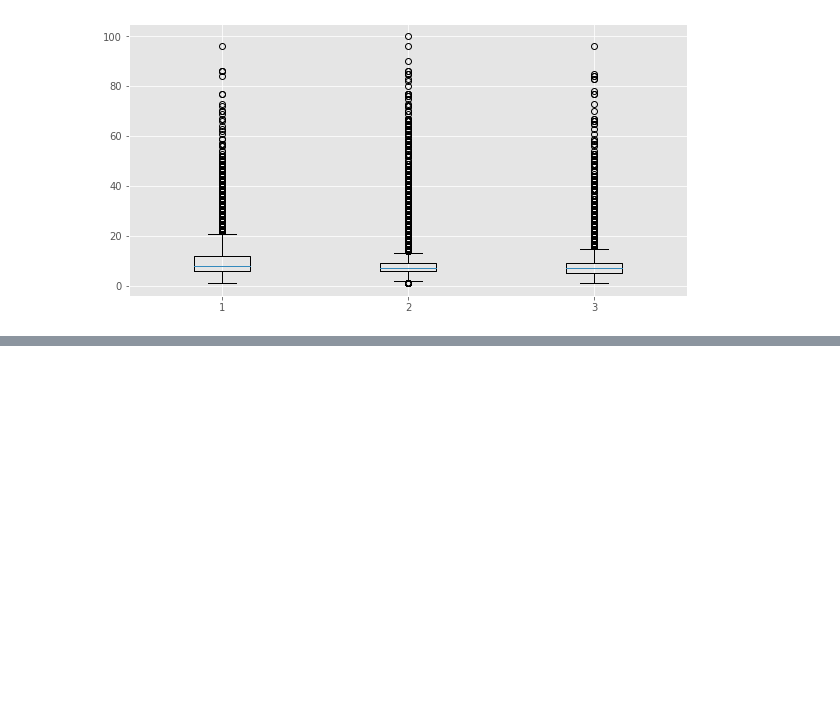
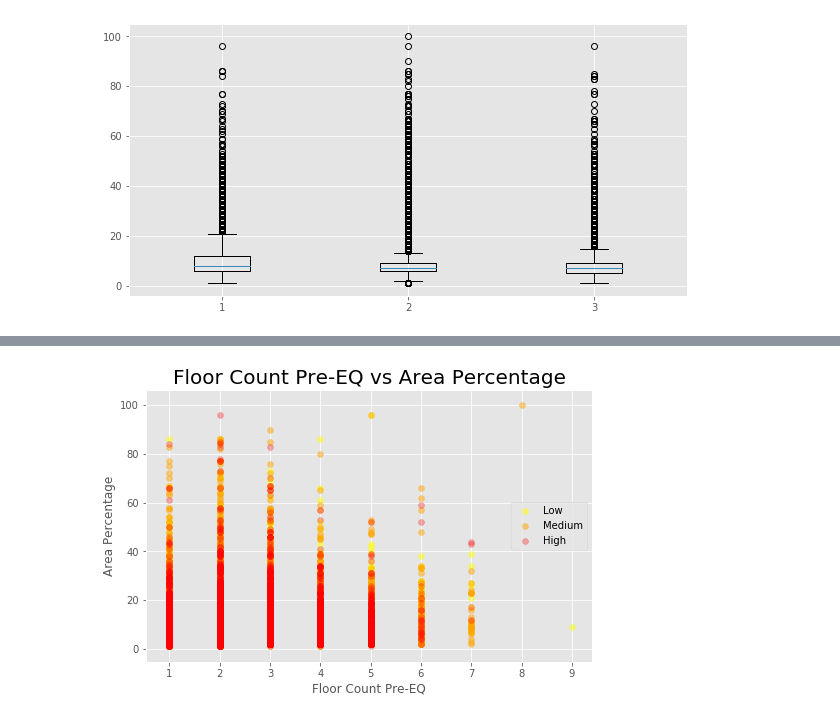
Before and after one commit to rumbelievable/earthquake_predictor, a Jupyter notebook: notebooks/eda.ipynb, the cells around one changed output, grey strips where cells are left out. Saved outputs shown, nothing was run; the diff lists cells and outputs as text; code cells hidden in the pictures; blank space fills up the shorter version.

```diff
--- a/eda.ipynb
+++ b/notebooks/eda.ipynb
@@ -207,0 +236,11 @@ ax.boxplot(data_age);
+# %%
+fig, ax = plt.subplots(1,1,figsize=(8,5))
+ax.scatter(one['count_floors_pre_eq'], one['area_percentage'], color='yellow', alpha=.5, label='Low')
+ax.scatter(two['count_floors_pre_eq'], two['area_percentage'], color='orange', alpha=.5, label='Medium')
+ax.scatter(three['count_floors_pre_eq'], three['area_percentage'], color='red', alpha=.3, label='High')
+ax.set_title('Floor Count Pre-EQ vs Area Percentage', fontsize=20)
+ax.set_ylabel('Area Percentage')
+ax.set_xlabel('Floor Count Pre-EQ')
+ax.legend();
+# %% [output]
+[figure, added]
```
Also changed, not shown: parts of 13 cells of this notebook, 1 other file.
